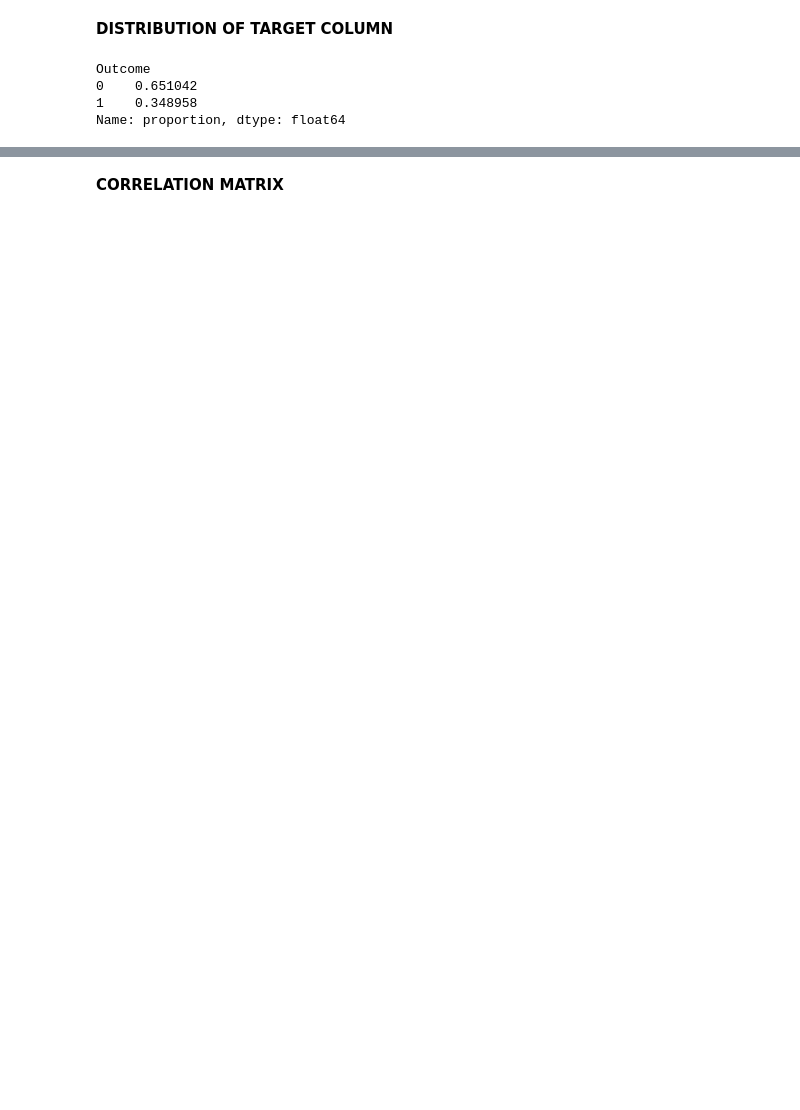
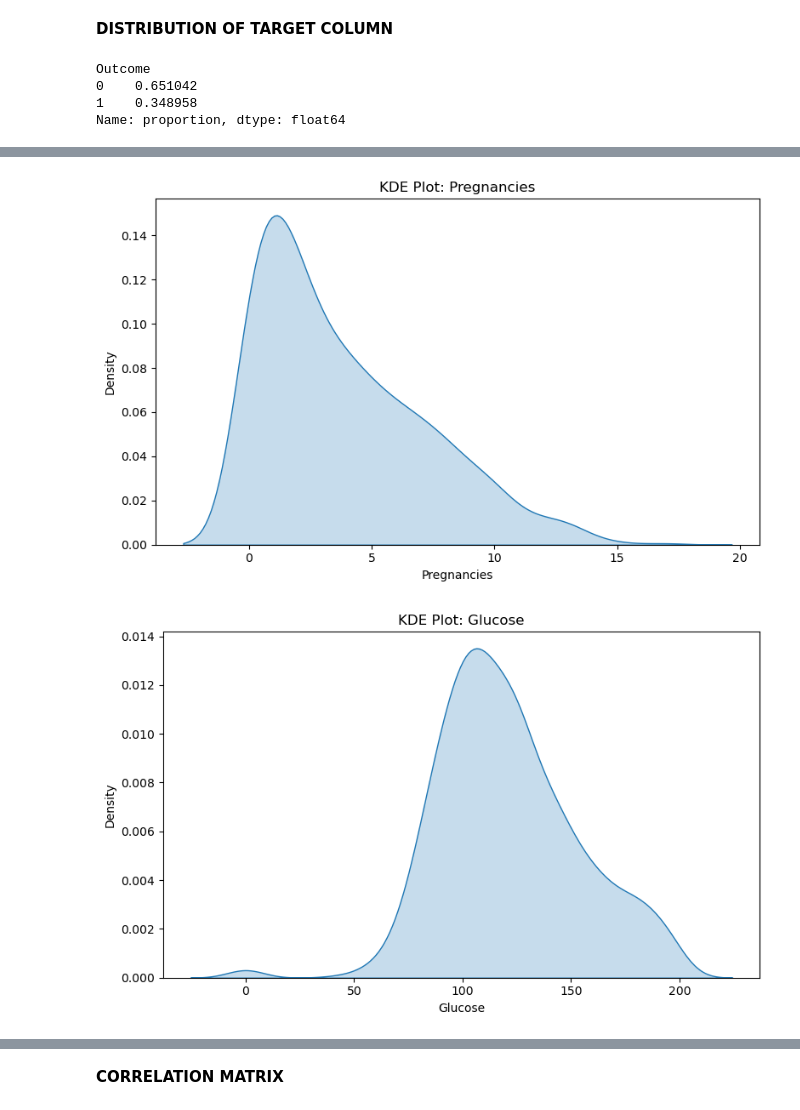
Before and after one commit to bjorn-sys/Diabetes_Disease_Prediction, a Jupyter notebook: diabetes_prediction1.ipynb, the cells around one changed output, grey strips where cells are left out. Saved outputs shown, nothing was run; the diff lists cells and outputs as text; code cells hidden in the pictures; blank space fills up the shorter version.

```diff
--- a/diabetes_prediction1.ipynb
+++ b/diabetes_prediction1.ipynb
@@ -74,0 +157,18 @@ Name: proportion, dtype: float64
+# %%
+# --------------------------------------------------------------
+#  KDE PLOTS FOR ALL NUMERIC FEATURES
+# --------------------------------------------------------------
+
+features = df.columns.drop('Outcome')
+
+for col in features:
+    plt.figure(figsize=(8, 5))
+    sns.kdeplot(data=df, x=col, fill=True)
+
+    plt.title(f"KDE Plot: {col}")
+    plt.xlabel(col)
+    plt.tight_layout()
+    plt.show()
+# %% [output]
+[figure, added]
+[figure, added]
```
Also changed, not shown: parts of 26 cells of this notebook.
